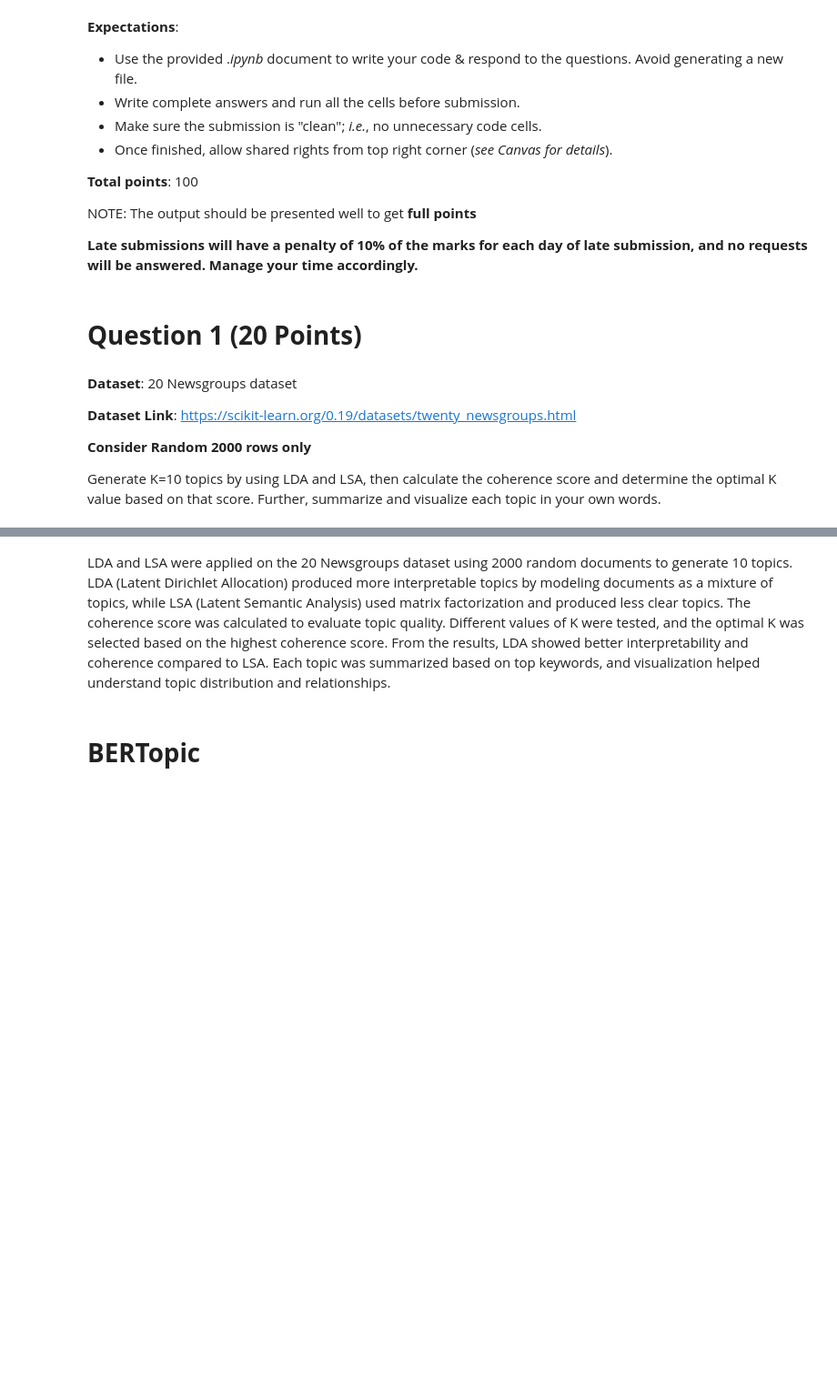
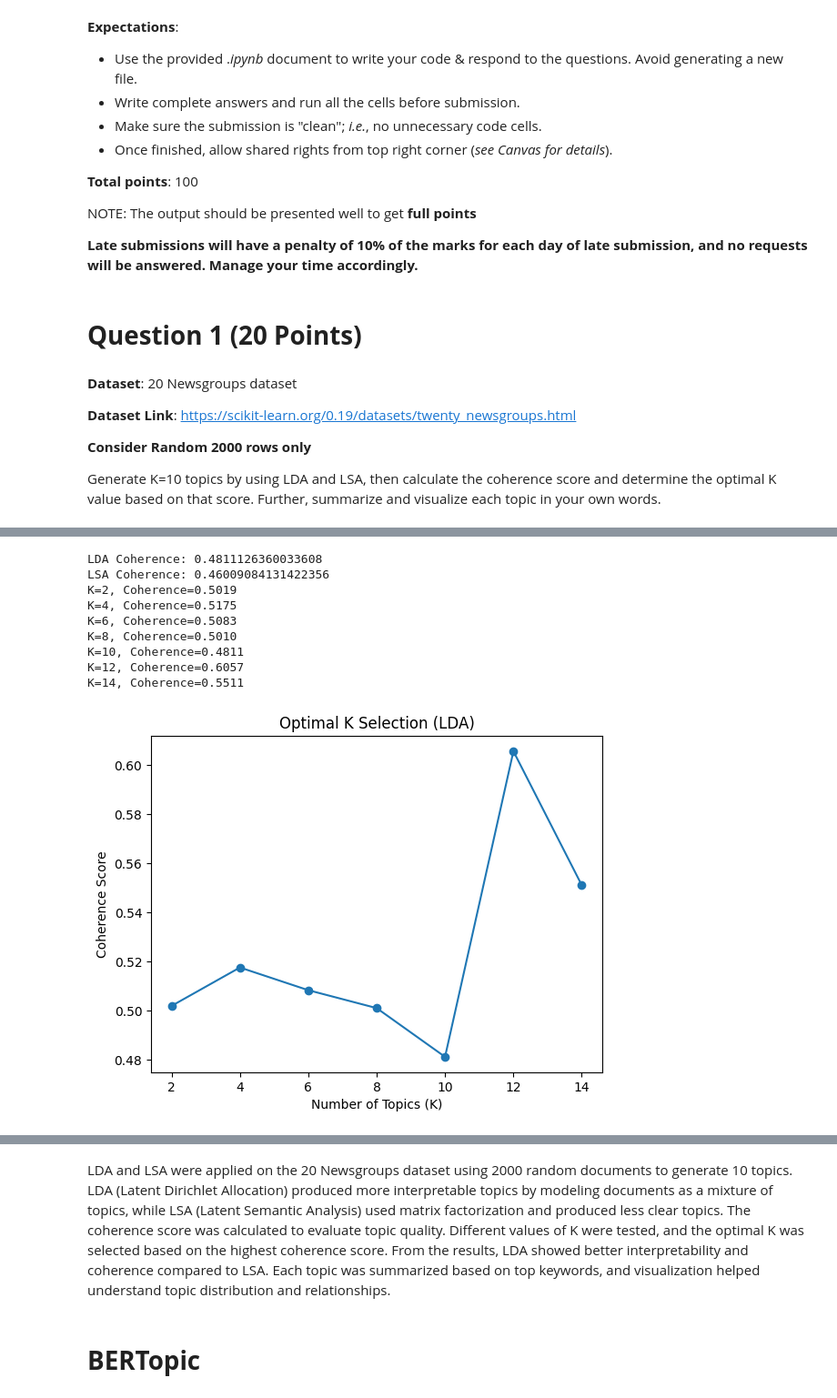
Before and after one commit to jimitxdave/Jimit_INFO5731_Spring2026, a Jupyter notebook: Dave_Jimit_Assignment_03.ipynb, the cells around one changed output, grey strips where cells are left out. Shown at 91% size. Cells and saved outputs as stored; diff of their text form; code cells hidden in the pictures; blank space fills up the shorter version.

```diff
--- a/Dave_Jimit_Assignment_03.ipynb
+++ b/Dave_Jimit_Assignment_03.ipynb
@@ -32,9 +32,14 @@ NOTE: The output should be presented well to get **full points**
 Generate K=10 topics by using LDA and LSA,
 then calculate the coherence score and determine the optimal K value based on that score. Further, summarize and visualize each topic in your own words.
 # %%
-
+# =========================
+# INSTALL (if needed)
+# =========================
 !pip install -q scikit-learn nltk gensim matplotlib
 
+# =========================
+# IMPORTS
+# =========================
 import numpy as np
 import matplotlib.pyplot as plt
 import re
@@ -48,15 +53,24 @@ nltk.download('punkt')
 nltk.download('stopwords')
 
 from nltk.corpus import stopwords
-
 from gensim.corpora import Dictionary
 from gensim.models import CoherenceModel
 
+# =========================
+# CONFIG
+# =========================
+K = 10
+k_values = range(2, 16, 2)
 
+# =========================
+# LOAD DATA
+# =========================
 data = fetch_20newsgroups(remove=('headers', 'footers', 'quotes'))
 docs = data.data[:2000]
 
-
+# =========================
+# CLEANING
+# =========================
 stop_words = set(stopwords.words('english'))
 
 def clean(text):
@@ -68,21 +82,29 @@ def clean(text):
 
 clean_docs = [clean(d) for d in docs]
 
-
+# =========================
+# TOKENIZATION (for coherence)
+# =========================
 tokenized_docs = [doc.split() for doc in clean_docs]
 dictionary = Dictionary(tokenized_docs)
 
-
-cv = CountVectorizer(max_df=0.95, min_df=2)
+# =========================
+# VECTORIZATION
+# =========================
+cv = CountVectorizer(max_df=0.9, min_df=5)
 dtm = cv.fit_transform(clean_docs)
 
 tfidf = TfidfVectorizer(max_features=5000)
 tfidf_matrix = tfidf.fit_transform(clean_docs)
 
+# =========================
+# HELPER FUNCTIONS
+# =========================
 def get_topics(model, feature_names, n=10):
     topics = []
     for topic in model.components_:
-        topics.append([feature_names[i] for i in topic.argsort()[-n:]][::-1])
+        top_words = [feature_names[i] for i in topic.argsort()[-n:]][::-1]
+        topics.append(top_words)
     return topics
 
 def coherence_score(topics):
@@ -94,35 +116,47 @@ def coherence_score(topics):
     )
     return cm.get_coherence()
 
-
-
+# =========================
+# TRAIN LDA
+# =========================
 lda = LatentDirichletAllocation(n_components=K, random_state=42)
 lda.fit(dtm)
 lda_topics = get_topics(lda, cv.get_feature_names_out())
 
+# =========================
+# TRAIN LSA
+# =========================
 lsa = TruncatedSVD(n_components=K, random_state=42)
 lsa.fit(tfidf_matrix)
 lsa_topics = get_topics(lsa, tfidf.get_feature_names_out())
 
-
+# =========================
+# EVALUATE
+# =========================
 lda_score = coherence_score(lda_topics)
 lsa_score = coherence_score(lsa_topics)
 
 print("LDA Coherence:", lda_score)
 print("LSA Coherence:", lsa_score)
 
-
+# =========================
+# FIND BEST K FOR LDA
+# =========================
 scores = []
 
 for k in k_values:
     model = LatentDirichletAllocation(n_components=k, random_state=42)
     model.fit(dtm)
     topics = get_topics(model, cv.get_feature_names_out())
-    scores.append(coherence_score(topics))
+    score = coherence_score(topics)
+    scores.append(score)
+    print(f"K={k}, Coherence={score:.4f}")
 
 best_k = list(k_values)[np.argmax(scores)]
 
-
+# =========================
+# PLOT RESULTS
+# =========================
 plt.plot(list(k_values), scores, marker='o')
 plt.xlabel("Number of Topics (K)")
 plt.ylabel("Coherence Score")
@@ -131,7 +165,9 @@ plt.show()
 
 print("BEST K =", best_k)
 
-
+# =========================
+# PRINT TOPICS
+# =========================
 print("\n===== LDA TOPICS =====")
 for i, t in enumerate(lda_topics):
     print(f"Topic {i+1}: {', '.join(t)}")
@@ -139,3 +175,4 @@ for i, t in enumerate(lda_topics):
 print("\n===== LSA TOPICS =====")
 for i, t in enumerate(lsa_topics):
     print(f"Topic {i+1}: {', '.join(t)}")
+# %% [output]
@@ -141,0 +183,10 @@ for i, t in enumerate(lsa_topics):
+LDA Coherence: 0.4811126360033608
+LSA Coherence: 0.46009084131422356
+K=2, Coherence=0.5019
+K=4, Coherence=0.5175
+K=6, Coherence=0.5083
+K=8, Coherence=0.5010
+K=10, Coherence=0.4811
+K=12, Coherence=0.6057
+K=14, Coherence=0.5511
+[figure, added]
```
Also changed, not shown: parts of 1 cell of this notebook.
